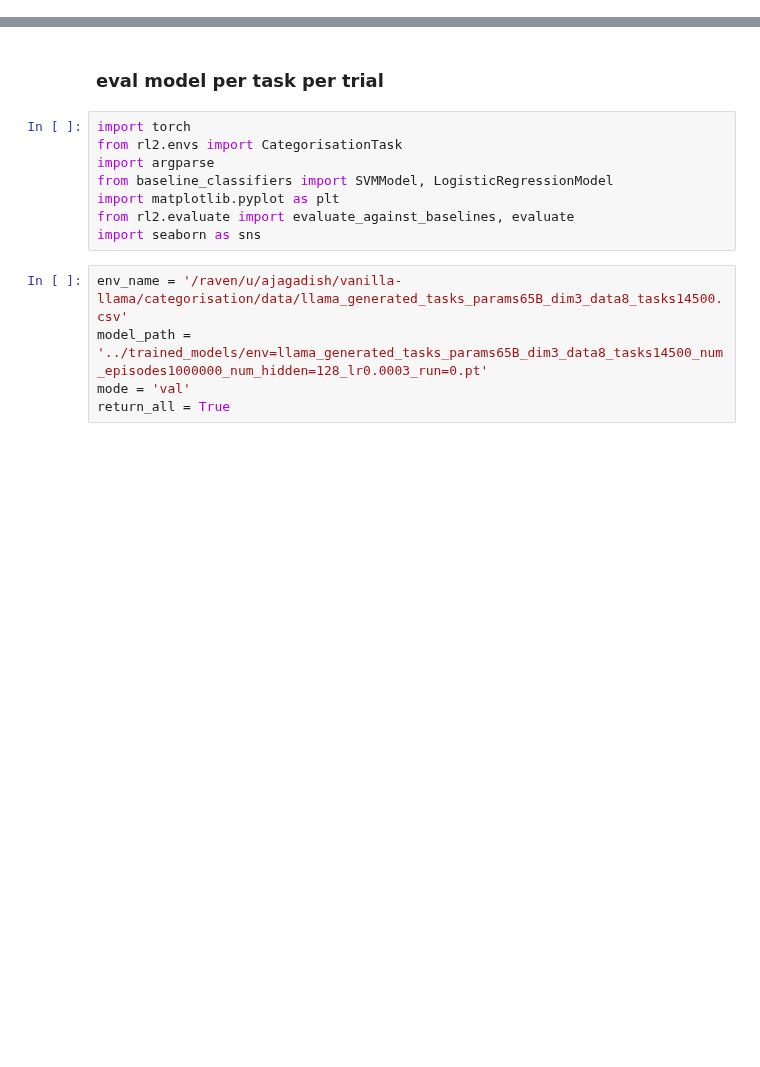
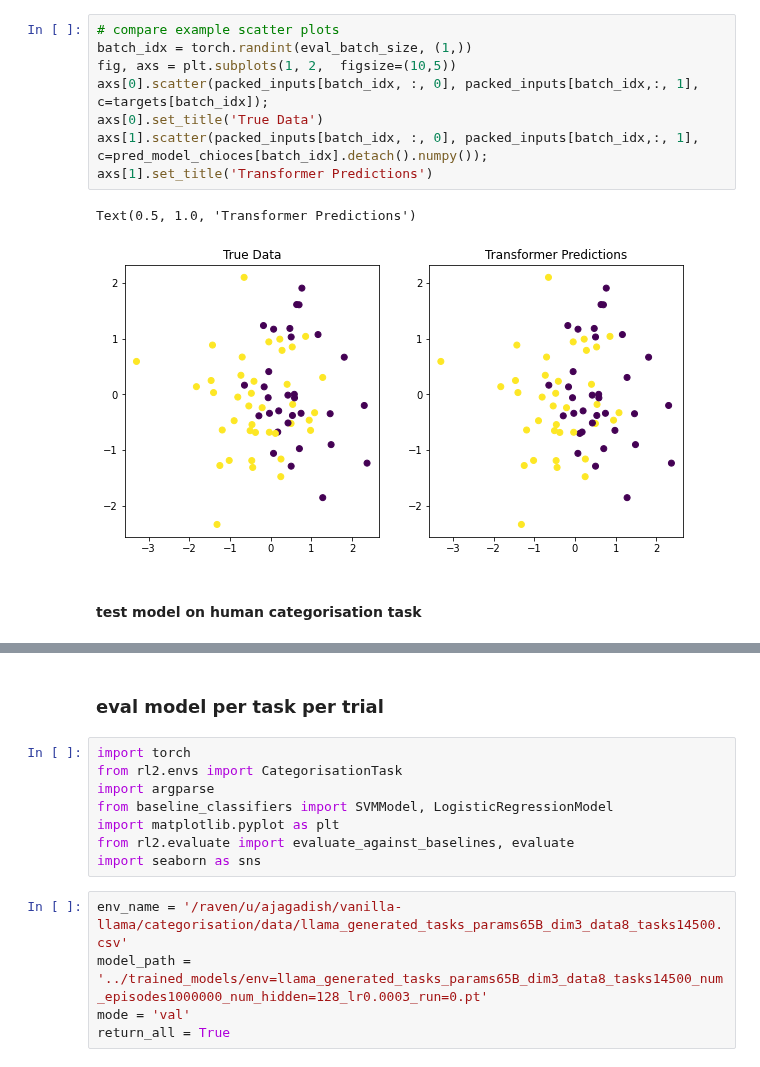
Before and after one commit to akjagadish/vanilla-llama, a Jupyter notebook: categorisation/notebooks/train.ipynb, the cells around one changed output, grey strips where cells are left out. Drawn from its saved outputs; the diff is of its cells as text; blank space fills up the shorter version.

```diff
--- a/categorisation/notebooks/train.ipynb
+++ b/categorisation/notebooks/train.ipynb
@@ -22,0 +90,13 @@ FONTSIZE=20
+# %%
+# compare example scatter plots
+batch_idx = torch.randint(eval_batch_size, (1,))
+fig, axs = plt.subplots(1, 2,  figsize=(10,5))
+axs[0].scatter(packed_inputs[batch_idx, :, 0], packed_inputs[batch_idx,:, 1], c=targets[batch_idx]);
+axs[0].set_title('True Data')
+axs[1].scatter(packed_inputs[batch_idx, :, 0], packed_inputs[batch_idx,:, 1], c=pred_model_chioces[batch_idx].detach().numpy());
+axs[1].set_title('Transformer Predictions')
+# %% [output]
+Text(0.5, 1.0, 'Transformer Predictions')
+[figure, added]
+# %% [markdown]
+#### test model on human categorisation task
```
Also changed, not shown: parts of 33 cells of this notebook.
